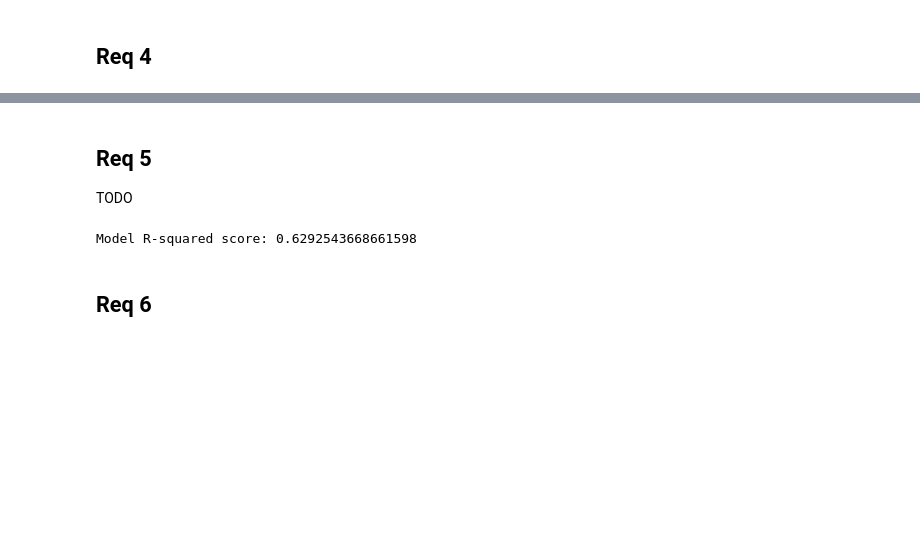
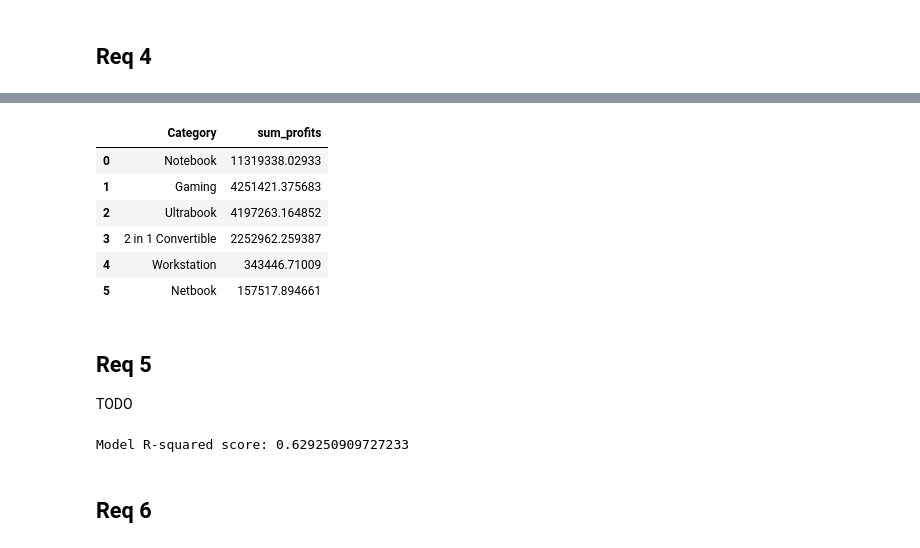
Before and after one commit to amiralira/G6_project2, a Jupyter notebook: Answers/requests.ipynb, the cells around one changed output, grey strips where cells are left out. Drawn from its saved outputs; the diff is of its cells as text; code cells hidden in the pictures; blank space fills up the shorter version.

```diff
--- a/Answers/requests.ipynb
+++ b/Answers/requests.ipynb
@@ -354,26 +303,47 @@ result_df
+# %%
+sum_profits_per_category = pd.DataFrame(
+    capital_allocation[categories].sum(), columns=["sum_profits"]
+).reset_index()
+sum_profits_per_category.columns = ["Category", "sum_profits"]
+sum_profits_per_category = sum_profits_per_category.sort_values(
+    by=["sum_profits"], ascending=False
+).reset_index(drop=True)
+sum_profits_per_category
+# %% [output]
+|  | Category | sum_profits |
+| 0 | Notebook | 11319338.02933 |
+| 1 | Gaming | 4251421.375683 |
+| 2 | Ultrabook | 4197263.164852 |
+| 3 | 2 in 1 Convertible | 2252962.259387 |
+| 4 | Workstation | 343446.71009 |
+| 5 | Netbook | 157517.894661 |
 # %% [markdown]
 ## Req 5
 TODO
 # %%
 df_temp = df.copy()
 
-cpu_regex = r'(\d+(\.\d+)?)GHz'
-storage_regex = r'(\d+)(?=[GB|TB])'
+cpu_regex = r"(\d+(\.\d+)?)GHz"
+storage_regex = r"(\d+)(?=[GB|TB])"
 
-df_encoded = pd.get_dummies(df_temp, columns=['OS', 'CPU', 'GPU'], prefix=['OS', 'CPU', 'GPU'])
-df_encoded['Storage_Size'] = df_temp['Storage'].str.extract(storage_regex).astype(float)
-selected_columns = df_encoded.filter(regex='^CPU_|^GPU_|^OS_|^storage_', axis=1)
+df_encoded = pd.get_dummies(
+    df_temp, columns=["OS", "CPU", "GPU"], prefix=["OS", "CPU", "GPU"]
+)
+df_encoded["Storage_Size"] = df_temp["Storage"].str.extract(storage_regex).astype(float)
+selected_columns = df_encoded.filter(regex="^CPU_|^GPU_|^OS_|^storage_", axis=1)
 selected_columns = selected_columns.loc[:, selected_columns.dtypes == bool]
 selected_columns = selected_columns.astype(int)
 target = df_temp["Price"] / df_temp["Dollar_Price"]
-X_train, X_test, y_train, y_test = train_test_split(selected_columns, target, test_size=0.2, random_state=42)
+X_train, X_test, y_train, y_test = train_test_split(
+    selected_columns, target, test_size=0.2, random_state=42
+)
 model = LinearRegression()
 model.fit(X_train, y_train)
 predictions = model.predict(X_test)
 score = model.score(X_test, y_test)
 print("Model R-squared score:", score)
 # %% [output]
-Model R-squared score: 0.6292543668661598
+Model R-squared score: 0.629250909727233
 # %% [markdown]
 ## Req 6
 # %%
```
Also changed, not shown: parts of 13 cells of this notebook.
